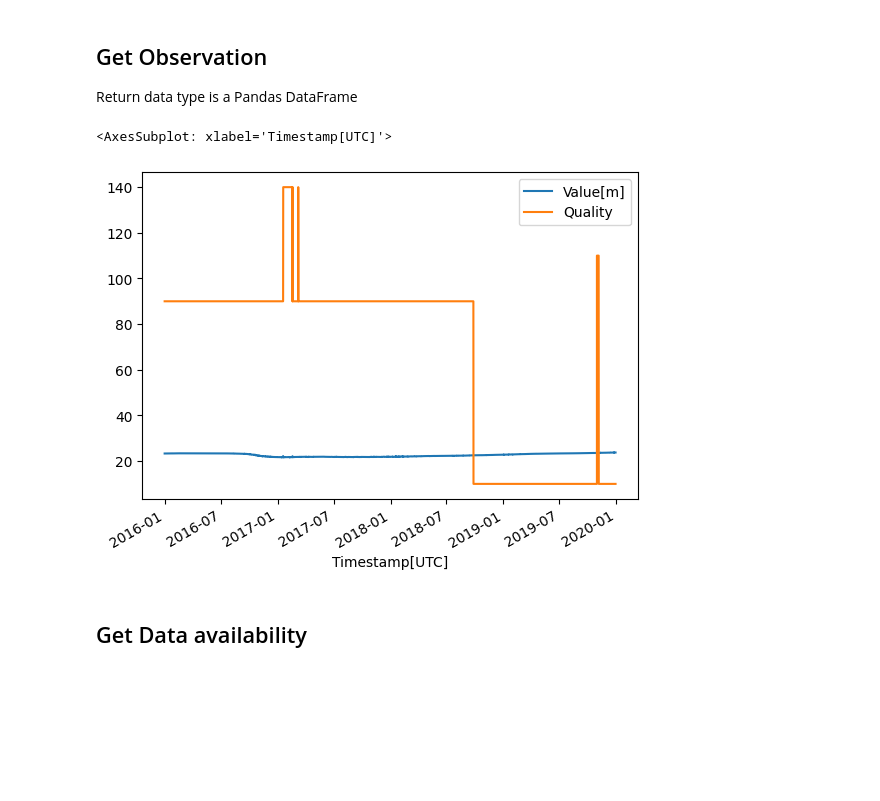
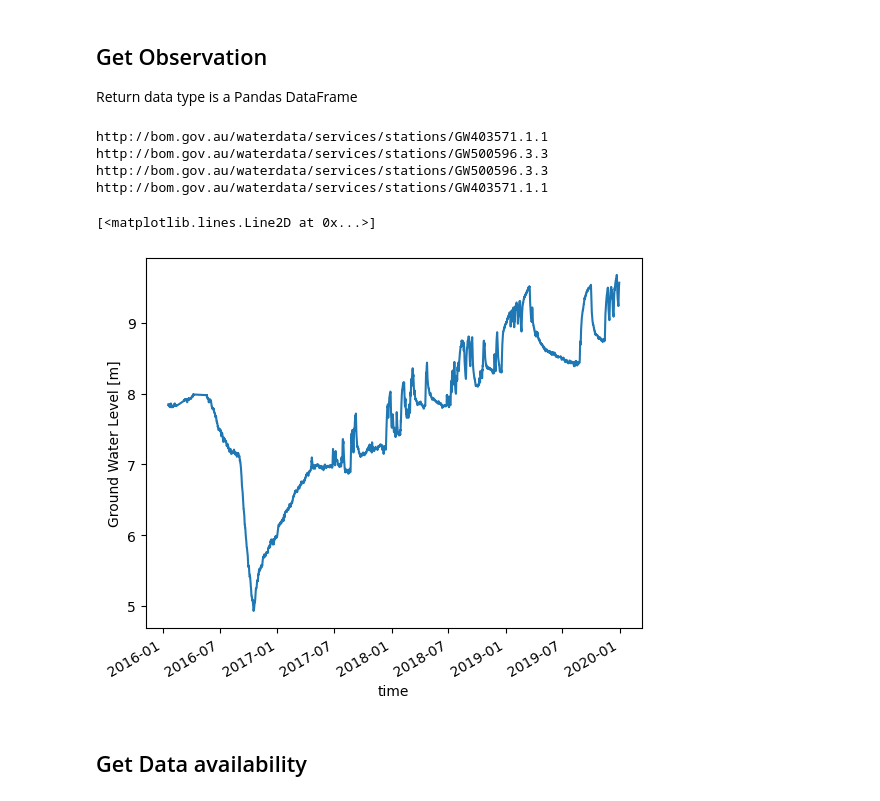
Before and after one commit to csiro-hydroinformatics/bomwater-notebook, a Jupyter notebook: Access_BoM_Water_Service.ipynb, the cells around one changed output. Cells and saved outputs as stored; diff of their text form; code cells hidden in the pictures; blank space fills up the shorter version.

```diff
--- a/Access_BoM_Water_Service.ipynb
+++ b/Access_BoM_Water_Service.ipynb
@@ -9,7 +9,7 @@ import geopandas as gpd
 # %% [markdown]
 ## Get Capability
 # %%
-bm = bom_water.BomWater()
-response = bm.request(bm.actions.GetCapabilities)
+_bm = bm.BomWater()
+response = _bm.request(_bm.actions.GetCapabilities)
 # response
-JSON(bm.xml_to_json( response.text))
+JSON(_bm.xml_to_json( response.text))
@@ -17,20 +19,28 @@ JSON(bm.xml_to_json( response.text))
 ## Get Observation
 
 Return data type is a Pandas DataFrame
-# %%
-t_begin = "2016-01-01T00:00:00+10"
-t_end = "2019-12-31T00:00:00+10"
-
-try:
-    response = bm.request(bm.actions.GetObservation, bm.features.Cowra_Back_Ck_Nth_P2, bm.properties.Ground_Water_Level, bm.procedures.Pat9_C_B_1, t_begin, t_end)
-except response.exceptions.RequestException as e:
-    display(f'BoM service failed with RequestException: {e}')
-
-ts = bm.parse_get_data(response)
-ts.plot.line()
-# %% [output]
-<AxesSubplot: xlabel='Timestamp[UTC]'>
-[figure, removed]
+# %%
+t_begin = "2016-01-01T00:00:00+10"
+t_end = "2019-12-31T00:00:00+10"
+
+features = []
+features.append(_bm.features.West_of_Dellapool)
+features.append(_bm.features.LK_VIC)
+
+prop = _bm.properties.Ground_Water_Level
+proced = _bm.procedures.Pat9_C_B_1
+
+bbox = [None, None]
+
+results = _bm.get_observations(features, prop, proced, t_begin, t_end, bbox)
+results[0][_bm.features.West_of_Dellapool]['Ground Water Level [m]'].plot.line()
+# %% [output]
+http://bom.gov.au/waterdata/services/stations/GW403571.1.1
+http://bom.gov.au/waterdata/services/stations/GW500596.3.3
+http://bom.gov.au/waterdata/services/stations/GW500596.3.3
+http://bom.gov.au/waterdata/services/stations/GW403571.1.1
+[<matplotlib.lines.Line2D at 0x...>]
+[figure, added]
 # %% [markdown]
 ## Get Data availability
 # %%
```
Also changed, not shown: parts of 4 cells of this notebook, 3 other files.
